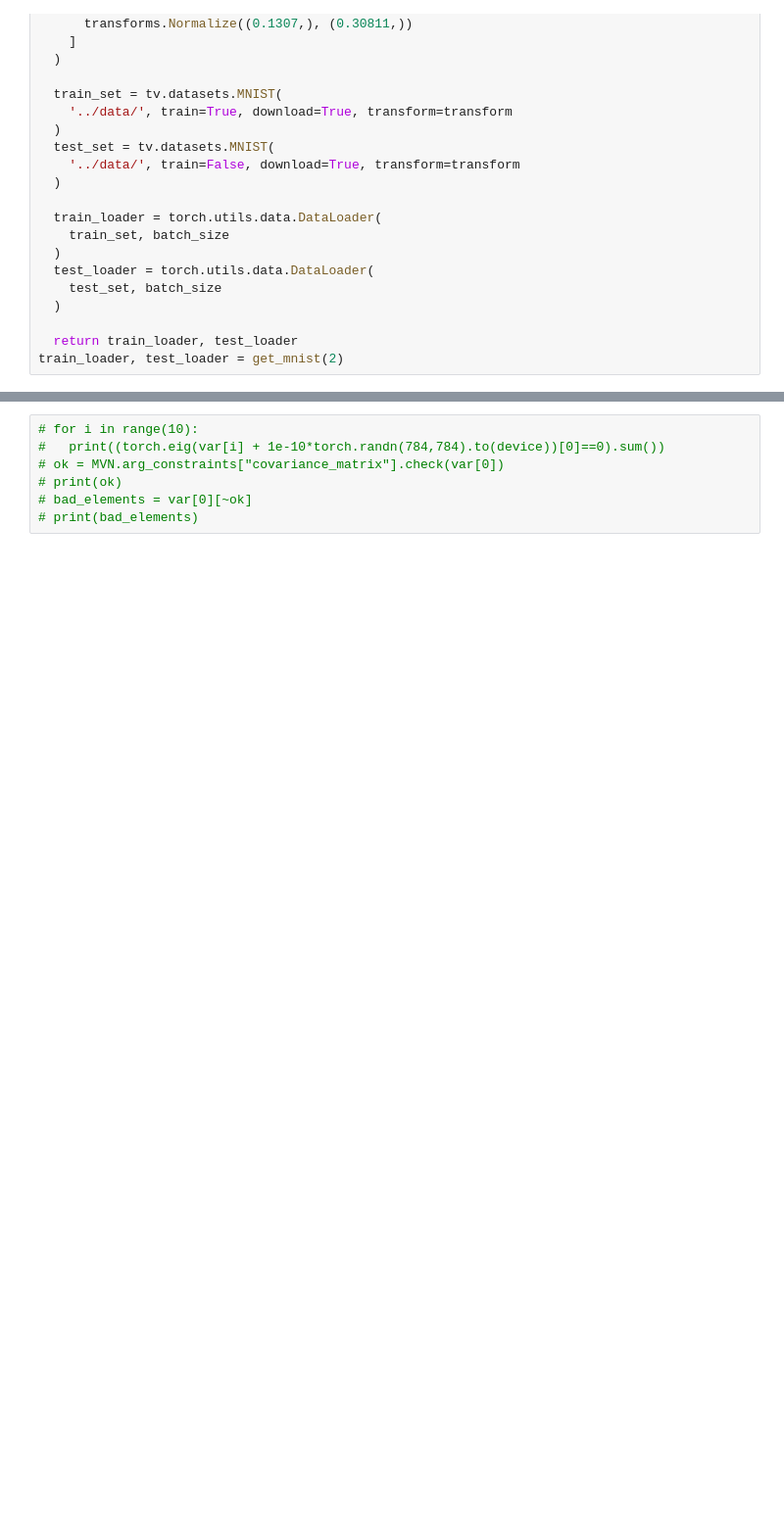
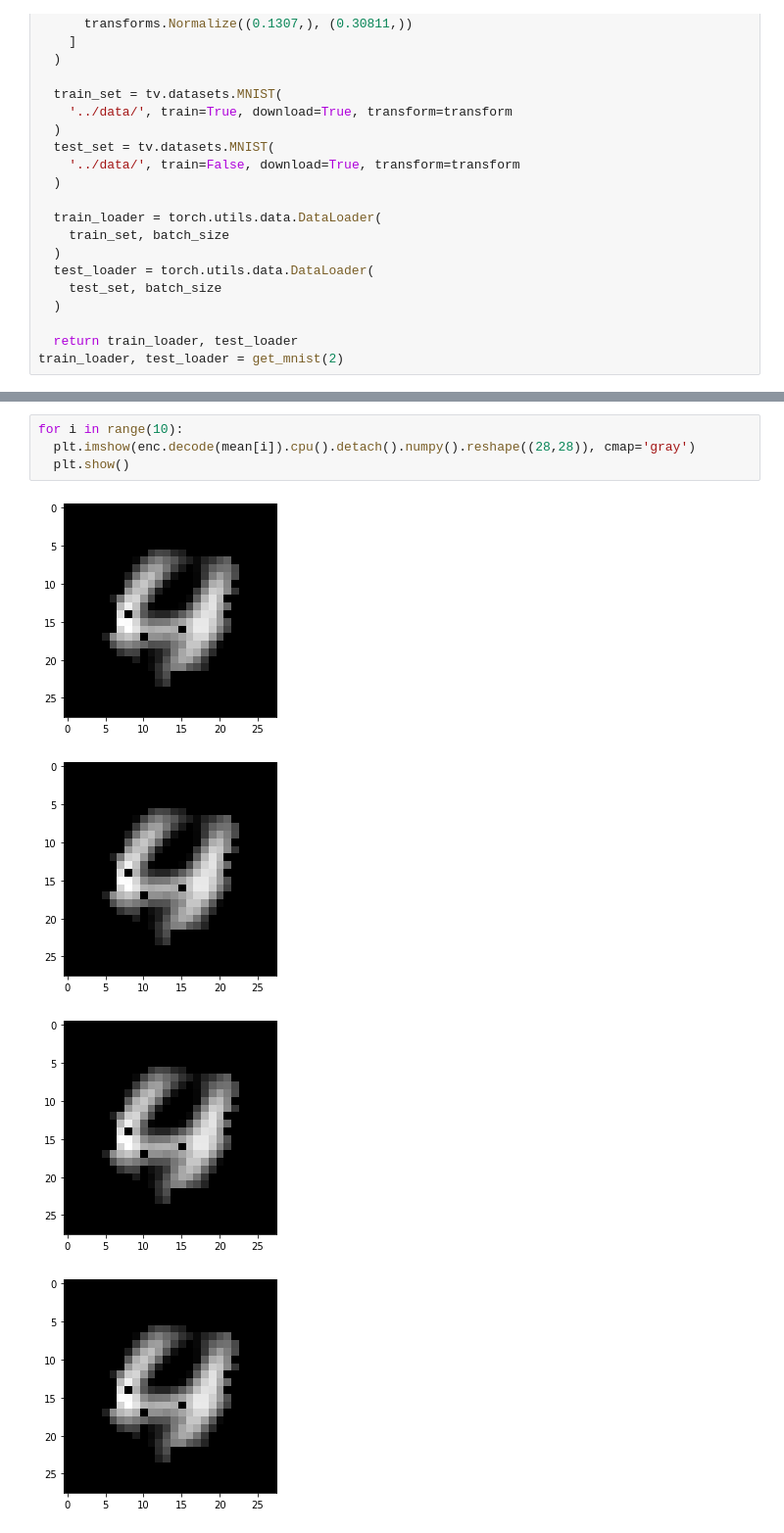
Before and after one commit to EthanMWalker/deep_mcmc, a Jupyter notebook: mcmc_with_gmm.ipynb, the cells around one changed output, grey strips where cells are left out. Shown at 98% size. Drawn from its saved outputs; the diff is of its cells as text; blank space fills up the shorter version.

```diff
--- a/mcmc_with_gmm.ipynb
+++ b/mcmc_with_gmm.ipynb
@@ -62,10 +62,12 @@ enc.load_state_dict(torch.load('chkpt/encoder_mnist.tar')['model_state_dict'])
 enc.eval();
 
 gen_clf = GC(model, enc, 28*28, 10, mean, var)
-# %%
-# for i in range(10):
-#   print((torch.eig(var[i] + 1e-10*torch.randn(784,784).to(device))[0]==0).sum())
-# ok = MVN.arg_constraints["covariance_matrix"].check(var[0])
-# print(ok)
-# bad_elements = var[0][~ok]
-# print(bad_elements)
+# %%
+for i in range(10):
+  plt.imshow(enc.decode(mean[i]).cpu().detach().numpy().reshape((28,28)), cmap='gray')
+  plt.show()
+# %% [output]
+[figure, added]
+[figure, added]
+[figure, added]
+[figure, added]
```
Also changed, not shown: parts of 11 cells of this notebook, 5 other files.
